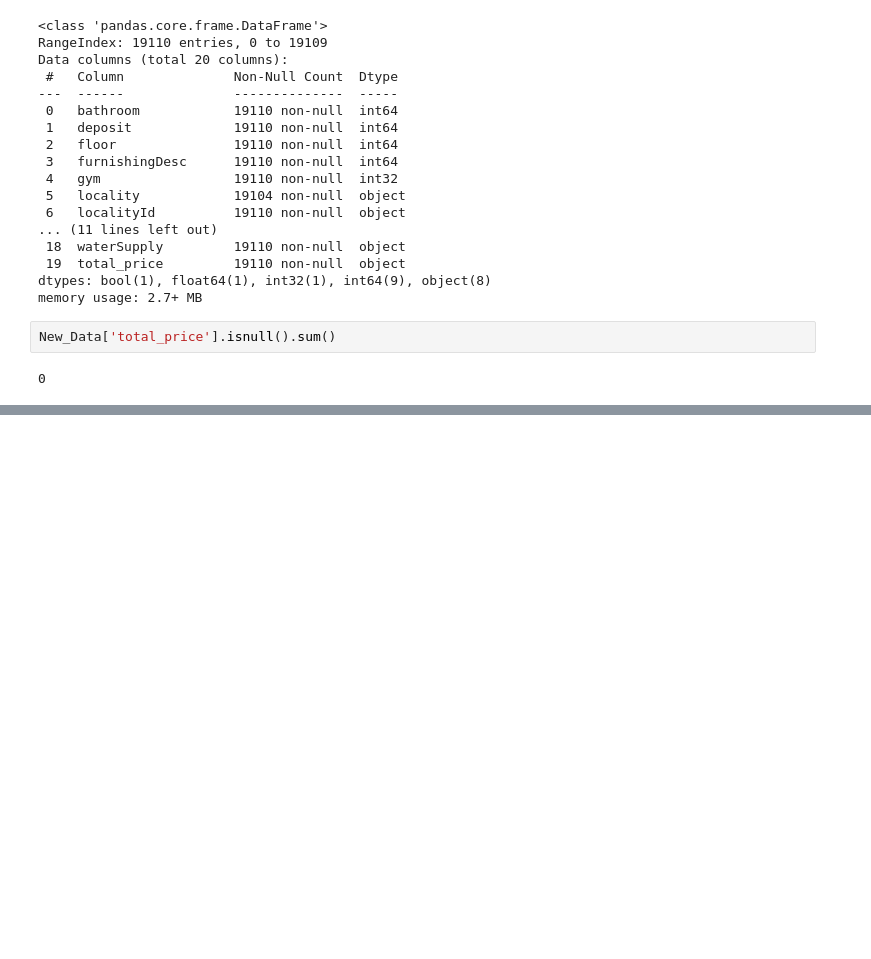
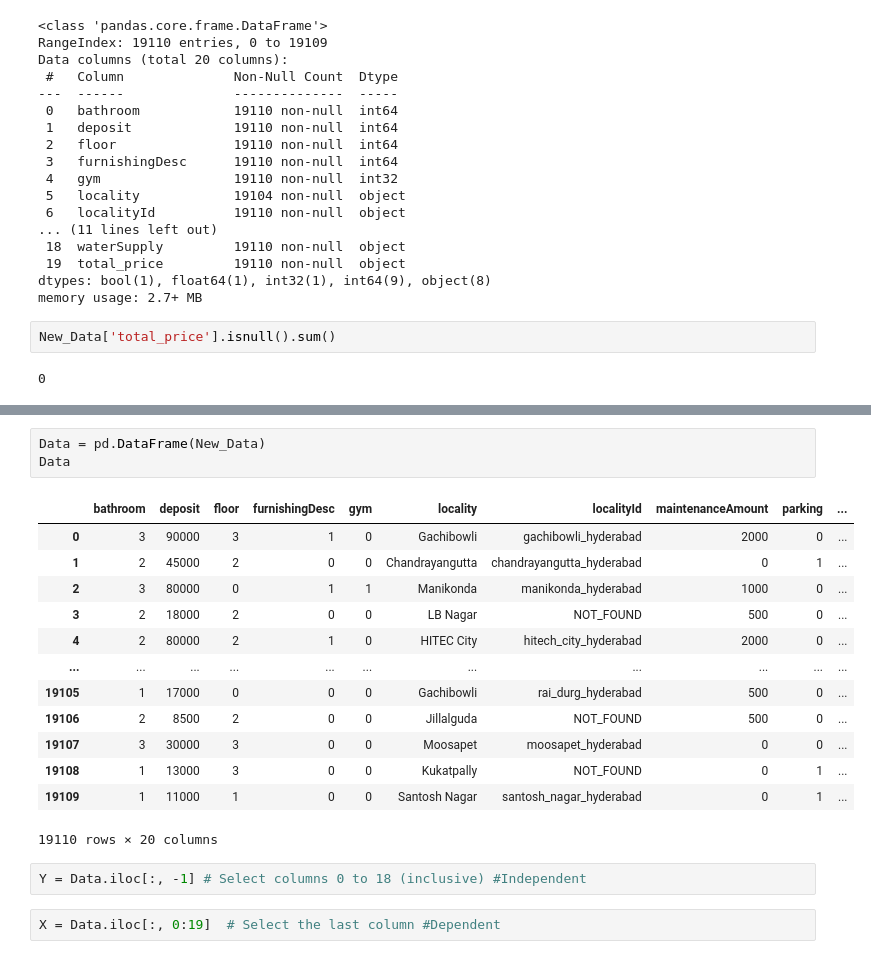
Before and after one commit to MohdSiddiq12/House-Price-Prediction-using-Machine-Learning-Algorithm---The-case-of-Hyderabad-India, a Jupyter notebook: House Price Prediction Using Machine Learning Algorithm - The Case of Hyderabad.ipynb, the cells around one changed output, grey strips where cells are left out. Drawn from its saved outputs; the diff is of its cells as text; blank space fills up the shorter version.

```diff
--- a/House Price Prediction Using Machine Learning Algorithm - The Case of Hyderabad.ipynb
+++ b/House Price Prediction Using Machine Learning Algorithm - The Case of Hyderabad.ipynb
@@ -257,0 +293,21 @@ New_Data['total_price'].isnull().sum()
+# %%
+Data = pd.DataFrame(New_Data)
+Data
+# %% [output]
+|  | bathroom | deposit | floor | furnishingDesc | gym | locality | localityId | maintenanceAmount | parking | ... |
+| 0 | 3 | 90000 | 3 | 1 | 0 | Gachibowli | gachibowli_hyderabad | 2000 | 0 | ... |
+| 1 | 2 | 45000 | 2 | 0 | 0 | Chandrayangutta | chandrayangutta_hyderabad | 0 | 1 | ... |
+| 2 | 3 | 80000 | 0 | 1 | 1 | Manikonda | manikonda_hyderabad | 1000 | 0 | ... |
+| 3 | 2 | 18000 | 2 | 0 | 0 | LB Nagar | NOT_FOUND | 500 | 0 | ... |
+| 4 | 2 | 80000 | 2 | 1 | 0 | HITEC City | hitech_city_hyderabad | 2000 | 0 | ... |
+| ... | ... | ... | ... | ... | ... | ... | ... | ... | ... | ... |
+| 19105 | 1 | 17000 | 0 | 0 | 0 | Gachibowli | rai_durg_hyderabad | 500 | 0 | ... |
+| 19106 | 2 | 8500 | 2 | 0 | 0 | Jillalguda | NOT_FOUND | 500 | 0 | ... |
+| 19107 | 3 | 30000 | 3 | 0 | 0 | Moosapet | moosapet_hyderabad | 0 | 0 | ... |
+| 19108 | 1 | 13000 | 3 | 0 | 0 | Kukatpally | NOT_FOUND | 0 | 1 | ... |
+| 19109 | 1 | 11000 | 1 | 0 | 0 | Santosh Nagar | santosh_nagar_hyderabad | 0 | 1 | ... |
+19110 rows × 20 columns
+# %%
+Y = Data.iloc[:, -1] # Select columns 0 to 18 (inclusive) #Independent
+# %%
+X = Data.iloc[:, 0:19]  # Select the last column #Dependent
```
Also changed, not shown: parts of 11 cells of this notebook, 1 other file.
